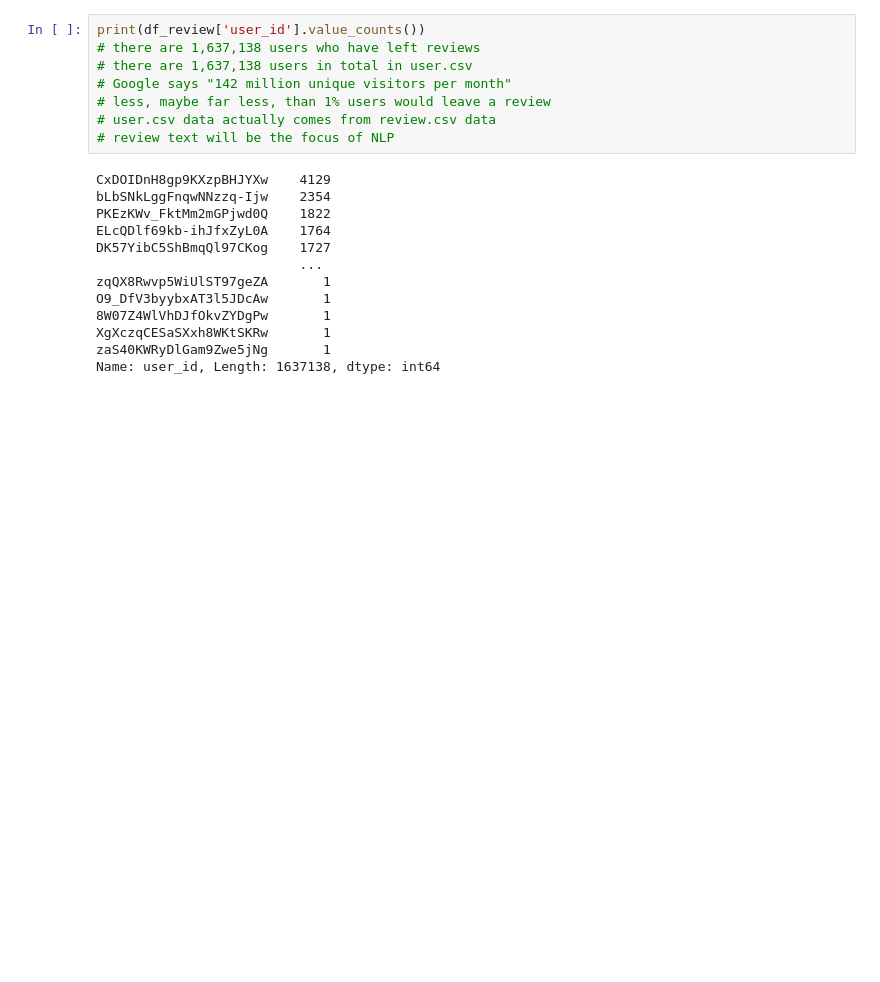
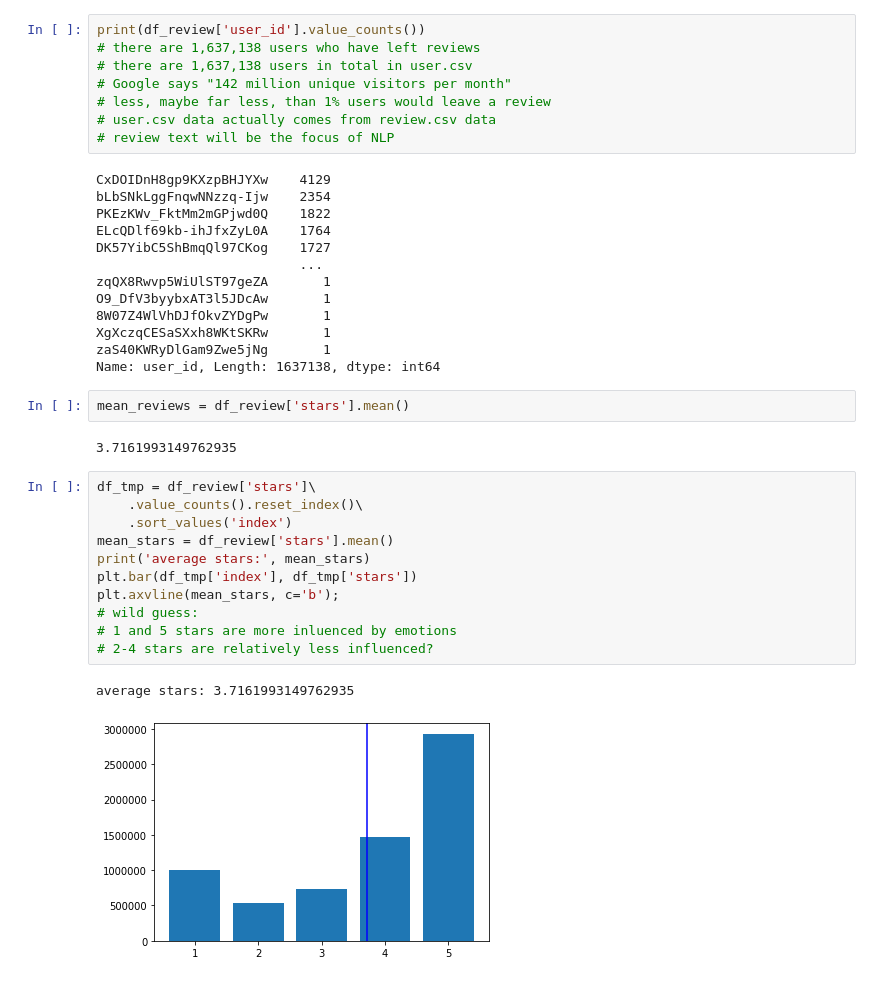
Before and after one commit to Nov05/yelp-dataset-challenge, a Jupyter notebook: notebooks/2019_12_05_exploratory_data_analysis.ipynb, the cells around one changed output. Drawn from its saved outputs; the diff is of its cells as text; blank space fills up the shorter version.

```diff
--- a/notebooks/2019_12_05_exploratory_data_analysis.ipynb
+++ b/notebooks/2019_12_05_exploratory_data_analysis.ipynb
@@ -231,3 +281,21 @@ O9_DfV3byybxAT3l5JDcAw       1
 XgXczqCESaSXxh8WKtSKRw       1
 zaS40KWRyDlGam9Zwe5jNg       1
 Name: user_id, Length: 1637138, dtype: int64
+# %%
+mean_reviews = df_review['stars'].mean()
+# %% [output]
+3.7161993149762935
+# %%
+df_tmp = df_review['stars']\
+    .value_counts().reset_index()\
+    .sort_values('index')
+mean_stars = df_review['stars'].mean()
+print('average stars:', mean_stars)
+plt.bar(df_tmp['index'], df_tmp['stars'])
+plt.axvline(mean_stars, c='b');
+# wild guess:
+# 1 and 5 stars are more inluenced by emotions
+# 2-4 stars are relatively less influenced?
+# %% [output]
+average stars: 3.7161993149762935
+[figure, added]
```
Also changed, not shown: parts of 28 cells of this notebook.
